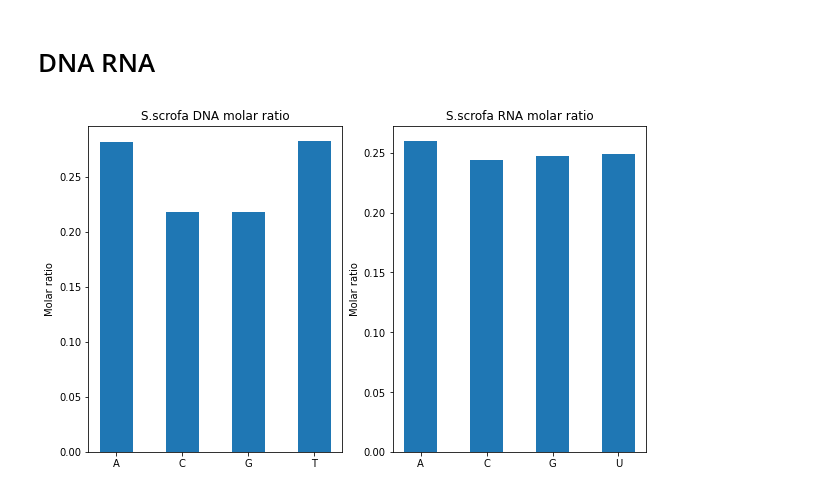
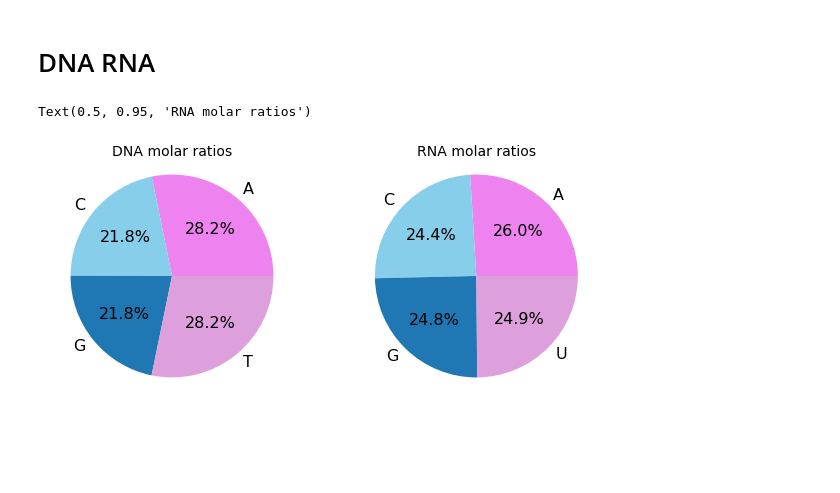
Before and after one commit to SizheQiu/PigGEM2025, a Jupyter notebook: code/BiomassApprox.ipynb, the cells around one changed output. Saved outputs shown, nothing was run; the diff lists cells and outputs as text; code cells hidden in the pictures; blank space fills up the shorter version.

```diff
--- a/code/BiomassApprox.ipynb
+++ b/code/BiomassApprox.ipynb
@@ -77,14 +80,13 @@ ax.set_title('S.scrofa proteome amino acid molar ratio')
 # %%
 DNA_ratio = pd.read_csv('../data/blast_results/pig_DNA_molratio.csv')
 RNA_ratio = pd.read_csv('../data/blast_results/pig_RNA_molratio.csv')
-# %%
-fig, axs = plt.subplots(1,2,figsize=(10,6))
-axs[0].bar(DNA_ratio.Base, DNA_ratio.Ratio,width=0.5)
-axs[0].set_ylabel('Molar ratio')
-axs[0].set_title('S.scrofa DNA molar ratio')
-axs[1].bar(RNA_ratio.Base, RNA_ratio.Ratio,width=0.5)
-axs[1].set_ylabel('Molar ratio')
-axs[1].set_title('S.scrofa RNA molar ratio');
-axs[1].set_xticks([0,1,2,3],['A','C','G','U']);
-# %% [output]
-[figure, removed]
+# %%
+fig, axs = plt.subplots(1,2,figsize=(10,6))
+colors=['violet','skyblue','tab:blue','plum']
+axs[0].pie(DNA_ratio.Ratio,labels=DNA_ratio.Base,autopct='%1.1f%%',textprops={'fontsize': 16},colors=colors);
+axs[1].pie(RNA_ratio.Ratio,labels=['A','C','G','U'],autopct='%1.1f%%',textprops={'fontsize': 16},colors=colors);
+axs[0].set_title('DNA molar ratios',y=0.95,fontsize=14)
+axs[1].set_title('RNA molar ratios',y=0.95,fontsize=14)
+# %% [output]
+Text(0.5, 0.95, 'RNA molar ratios')
+[figure, added]
```
Also changed, not shown: parts of 2 cells of this notebook, 1 other file.
